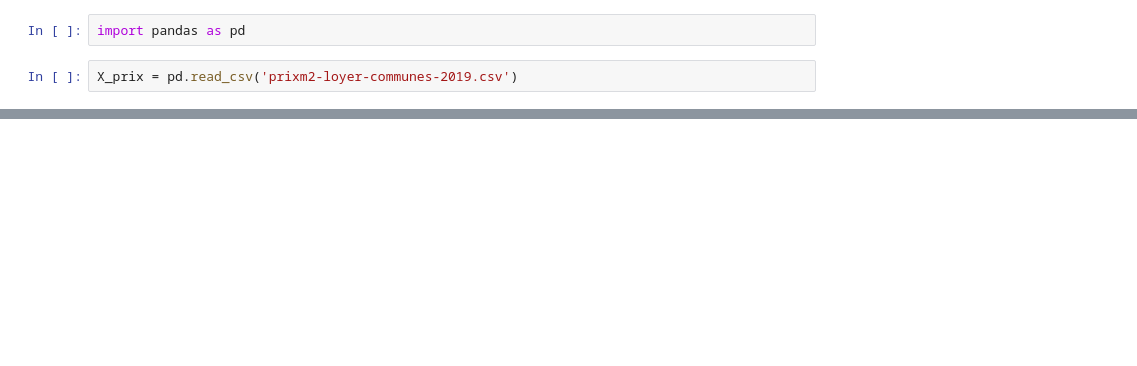
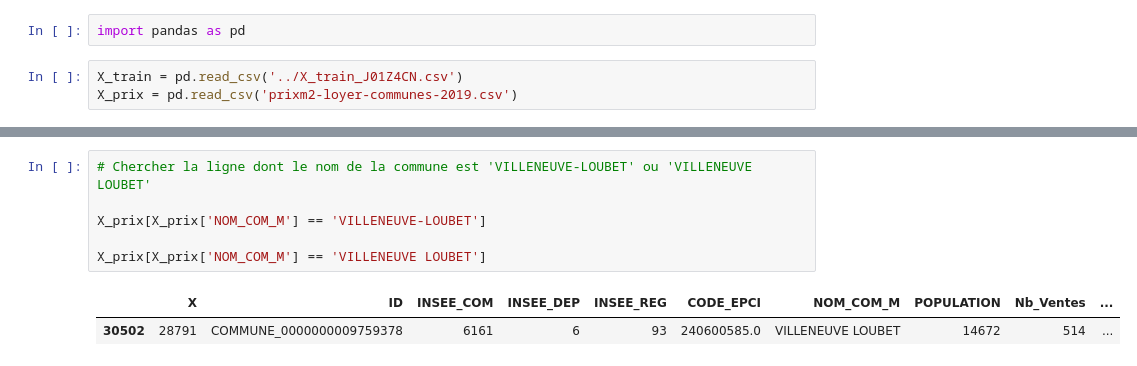
Before and after one commit to Clemflannagahn/STASC, a Jupyter notebook: Prix_metre/prix.ipynb, the cells around one changed output, grey strips where cells are left out. Drawn from its saved outputs; the diff is of its cells as text; blank space fills up the shorter version.

```diff
--- a/Prix_metre/prix.ipynb
+++ b/Prix_metre/prix.ipynb
@@ -1,6 +1,7 @@
 # %%
 import pandas as pd
 # %%
+X_train = pd.read_csv('../X_train_J01Z4CN.csv')
 X_prix = pd.read_csv('prixm2-loyer-communes-2019.csv')
 # %%
 X_prix.head()
@@ -11,3 +12,12 @@ X_prix.head()
 | 2 | 13728 | ARR_MUNI0000000009736035 | 75111 | 75 | 11 | NaN | PARIS 11E ARRONDISSEMENT | 147017 | 1127 | ... |
 | 3 | 976 | ARR_MUNI0000000009736040 | 75118 | 75 | 11 | NaN | PARIS 18E ARRONDISSEMENT | 195060 | 3503 | ... |
 | 4 | 4795 | ARR_MUNI0000000009736041 | 75117 | 75 | 11 | NaN | PARIS 17E ARRONDISSEMENT | 167835 | 2775 | ... |
+# %%
+# Chercher la ligne dont le nom de la commune est 'VILLENEUVE-LOUBET' ou 'VILLENEUVE LOUBET'
+
+X_prix[X_prix['NOM_COM_M'] == 'VILLENEUVE-LOUBET']
+
+X_prix[X_prix['NOM_COM_M'] == 'VILLENEUVE LOUBET']
+# %% [output]
+|  | X | ID | INSEE_COM | INSEE_DEP | INSEE_REG | CODE_EPCI | NOM_COM_M | POPULATION | Nb_Ventes | ... |
+| 30502 | 28791 | COMMUNE_0000000009759378 | 6161 | 6 | 93 | 240600585.0 | VILLENEUVE LOUBET | 14672 | 514 | ... |
```
Also changed, not shown: parts of 8 cells of this notebook.
